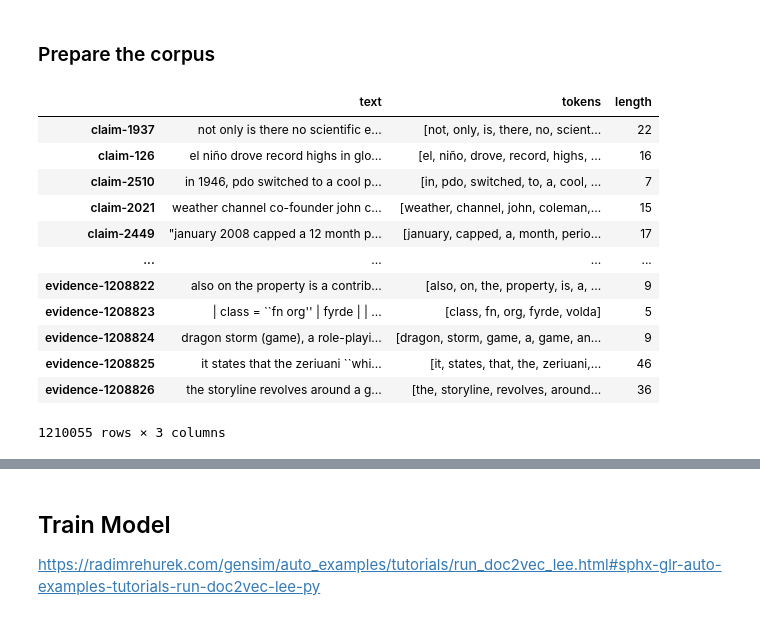
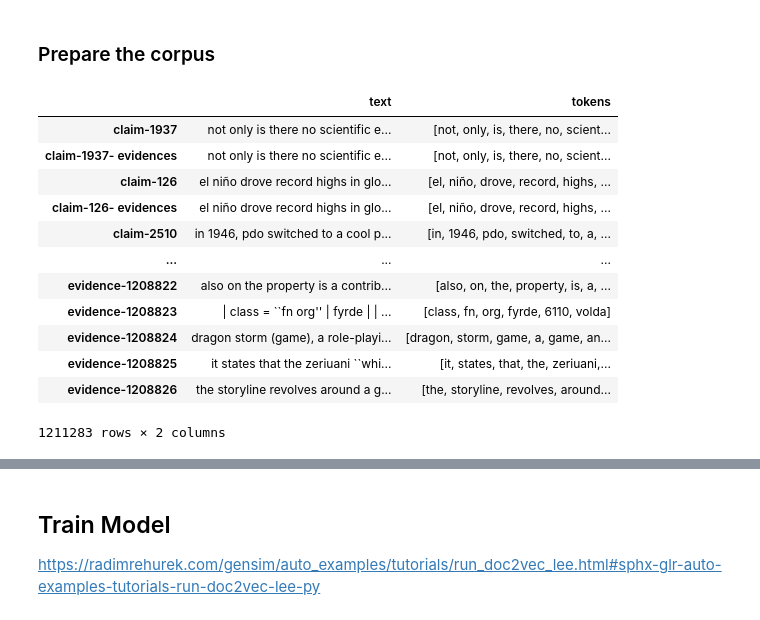
Before and after one commit to Guticar94/COMP90042-NLP-Project-Sentence-Similarity, a Jupyter notebook: Models/Doc2Vec_v2.ipynb, the cells around one changed output, grey strips where cells are left out. Drawn from its saved outputs; the diff is of its cells as text; code cells hidden in the pictures.

```diff
--- a/Models/Doc2Vec_v2.ipynb
+++ b/Models/Doc2Vec_v2.ipynb
@@ -20,6 +18,10 @@ import collections
 # Read train claims
 with open('../data/train-claims.json', 'r') as f:
     claims = json.load(f)
+
+# Read dev claims
+with open('../data/dev-claims.json', 'r') as f:
+    dev_claims = json.load(f)
 # %%
 # Lowercasing the 'claim_text' field for each claim
 for claim_id, claim_info in claims.items():
@@ -37,4 +46,18 @@ evidences = {i: str.lower(j) for i,j in evidences.items()}
 # %% [markdown]
 ### Prepare the corpus
+# %%
+# Collect all texts from claims
+corpus = {}
+
+for id, claim in claims.items():
+    corpus[id] = str.strip(claim['claim_text'])  # Add claim text
+
+    text = claim['claim_text']
+    for evidence in claim['evidences']:
+        text = text + " " + evidences[evidence]
+    corpus[id + '- evidences'] = str.strip(text)
+
+for id, evidence in evidences.items():
+    corpus[id] = str.strip(evidence) # Add evidence text
 # %%
 # Collect all texts from claims
@@ -47,28 +70,27 @@ for id, evidence in evidences.items():
 # %%
-def tokenize_text(df):
-    df['tokens'] = df['text'].apply(lambda x: [token for token in word_tokenize(x) if token.isalpha()])
-    df["length"] = df.tokens.apply(len)
+def tokenize_text(df, column):
+    df['tokens'] = df[column].apply(lambda x: [token for token in word_tokenize(x) if token.isalnum()])
     return df
 # %%
 # Convert the list of documents into a pandas DataFrame
 df = pd.DataFrame.from_dict(corpus, orient='index', columns=['text'])
 # %%
-df = tokenize_text(df)
+df = tokenize_text(df,'text')
 df
 # %% [output]
-|  | text | tokens | length |
-| claim-1937 | not only is there no scientific e... | [not, only, is, there, no, scient... | 22 |
-| claim-126 | el niño drove record highs in glo... | [el, niño, drove, record, highs, ... | 16 |
-| claim-2510 | in 1946, pdo switched to a cool p... | [in, pdo, switched, to, a, cool, ... | 7 |
-| claim-2021 | weather channel co-founder john c... | [weather, channel, john, coleman,... | 15 |
-| claim-2449 | "january 2008 capped a 12 month p... | [january, capped, a, month, perio... | 17 |
-| ... | ... | ... | ... |
-| evidence-1208822 | also on the property is a contrib... | [also, on, the, property, is, a, ... | 9 |
-| evidence-1208823 | | class = ``fn org'' | fyrde | | ... | [class, fn, org, fyrde, volda] | 5 |
-| evidence-1208824 | dragon storm (game), a role-playi... | [dragon, storm, game, a, game, an... | 9 |
-| evidence-1208825 | it states that the zeriuani ``whi... | [it, states, that, the, zeriuani,... | 46 |
-| evidence-1208826 | the storyline revolves around a g... | [the, storyline, revolves, around... | 36 |
+|  | text | tokens |
+| claim-1937 | not only is there no scientific e... | [not, only, is, there, no, scient... |
+| claim-1937- evidences | not only is there no scientific e... | [not, only, is, there, no, scient... |
+| claim-126 | el niño drove record highs in glo... | [el, niño, drove, record, highs, ... |
+| claim-126- evidences | el niño drove record highs in glo... | [el, niño, drove, record, highs, ... |
+| claim-2510 | in 1946, pdo switched to a cool p... | [in, 1946, pdo, switched, to, a, ... |
+| ... | ... | ... |
+| evidence-1208822 | also on the property is a contrib... | [also, on, the, property, is, a, ... |
+| evidence-1208823 | | class = ``fn org'' | fyrde | | ... | [class, fn, org, fyrde, 6110, volda] |
+| evidence-1208824 | dragon storm (game), a role-playi... | [dragon, storm, game, a, game, an... |
+| evidence-1208825 | it states that the zeriuani ``whi... | [it, states, that, the, zeriuani,... |
+| evidence-1208826 | the storyline revolves around a g... | [the, storyline, revolves, around... |
-1210055 rows × 3 columns
+1211283 rows × 2 columns
 # %%
 # Define a function to be applied to each row
 def process_row(row, index):
```
Also changed, not shown: parts of 29 cells of this notebook, 1 other file.
